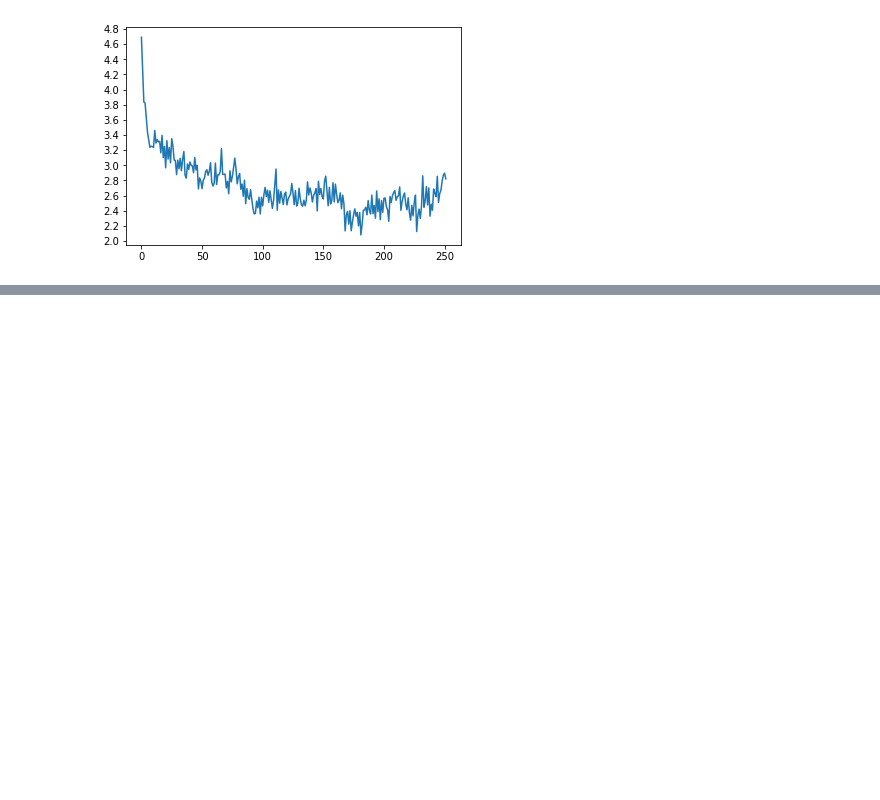
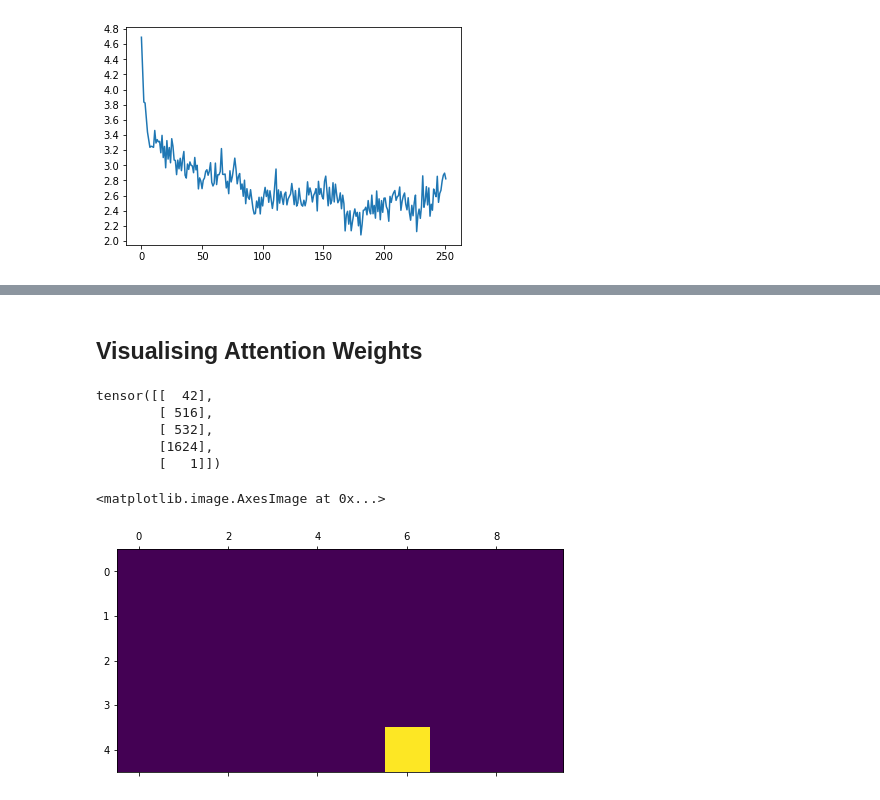
Before and after one commit to JontySinai/artificial_neural_networks, a Jupyter notebook: notebooks/2-2-Sequence-2-Sequence-Translation.ipynb, the cells around one changed output, grey strips where cells are left out. Cells and saved outputs as stored; diff of their text form; code cells hidden in the pictures; blank space fills up the shorter version.

Commit message:
Add evaluation functions and attention visualisation :chart_with_downwards_trend: :camera:

```diff
--- a/notebooks/2-2-Sequence-2-Sequence-Translation.ipynb
+++ b/notebooks/2-2-Sequence-2-Sequence-Translation.ipynb
@@ -453,13 +453,13 @@ def backprop_through_time(input_, target, encoder, decoder, encoder_optimiser,
 
     # decoder forward
     decoder_hidden = encoder_hidden  # context vector passed to decoder
-    decoder_input = torch.tensor([[SOS_token]])
+    decoder_input = torch.tensor([[SOS_token]])  # start of sequence
 
     use_teacher_forcing = True if random.random() < teacher_forcing_ratio else False
 
     for idx in range(target_length):
         if use_attention:
-            decoder_output, decoder_hidden, decoder_attention = decoder(
+            decoder_output, decoder_hidden, attention = decoder(
                 decoder_input, decoder_hidden, encoder_outputs)
         else:
             decoder_output, decoder_hidden = decoder(decoder_input, decoder_hidden)
@@ -468,9 +468,9 @@ def backprop_through_time(input_, target, encoder, decoder, encoder_optimiser,
             # feed target as next input
             decoder_input = target[idx]
         else:
-            top_vals, top_idxs = decoder_output.topk(1)
+            top_val, top_idx = decoder_output.topk(1)
             # feed predicted indices as next input
-            decoder_input = top_idxs.squeeze().detach()  # detach from history as input
+            decoder_input = top_idx.squeeze().detach()  # detach from history as input
             # if reached EOS_token, then stop using predictions
             if decoder_input.item() == EOS_token:
                 loss += loss_function(decoder_output, target[idx])
@@ -666,0 +784,20 @@ Finished Training ==============================================================
+# %% [markdown]
+## Visualising Attention Weights
+# %%
+test_sentence = "a holiday to remember"
+test_input = english_french_dataset.sentence2tensor(input_vocab, test_sentence)
+print(test_input)
+# %% [output]
+tensor([[  42],
+        [ 516],
+        [ 532],
+        [1624],
+        [   1]])
+# %%
+predicted_words, attention_weights = predict(
+    encoder_attn, decoder_attn, test_input, max_seq_length=10, use_attention=True)
+
+plt.matshow(attention_weights.numpy())
+# %% [output]
+<matplotlib.image.AxesImage at 0x...>
+[figure, added]
```
Also changed, not shown: parts of 9 cells of this notebook.
